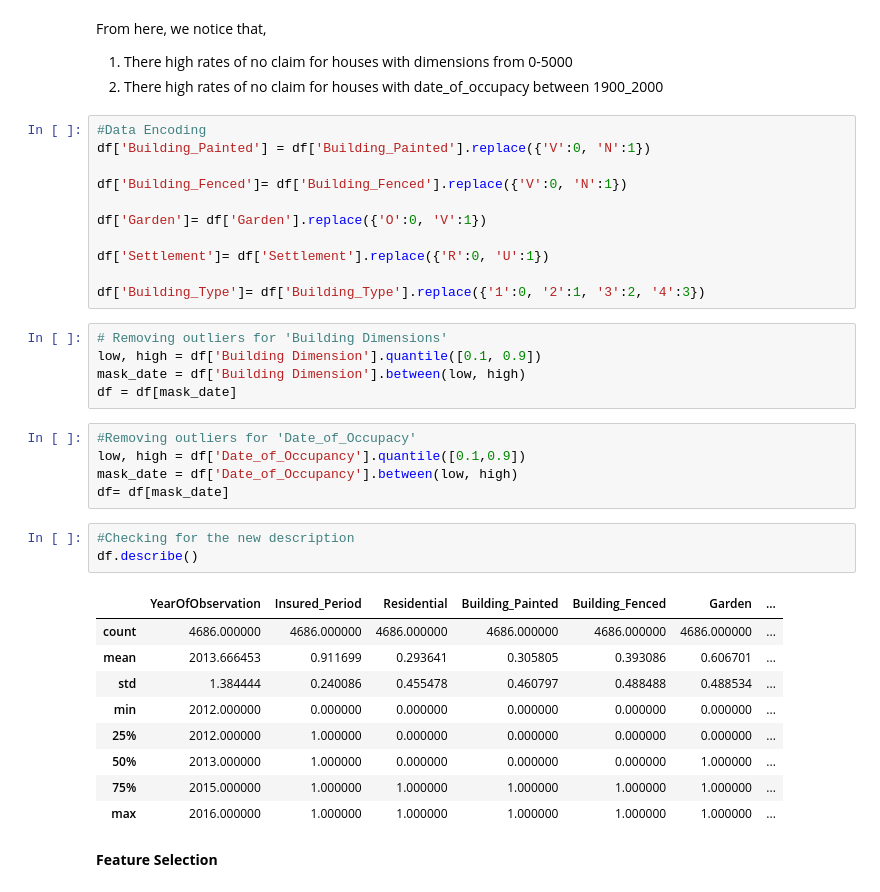
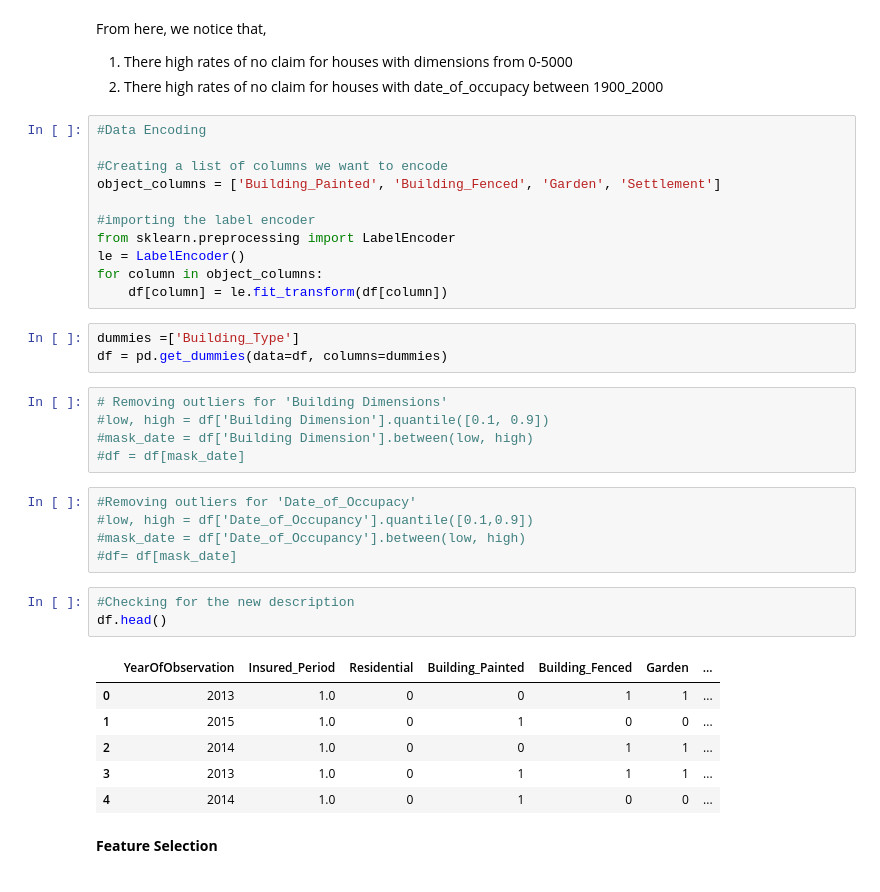
Before and after one commit to Denniskag/Python-Assignment, a Jupyter notebook: ML_Assignment_3.ipynb, the cells around one changed output. Drawn from its saved outputs; the diff is of its cells as text.

```diff
--- a/ML_Assignment_3.ipynb
+++ b/ML_Assignment_3.ipynb
@@ -402,39 +418,39 @@ plt.show()
 From here, we notice that,
 1. There high rates of no claim for houses with dimensions from 0-5000
 2. There high rates of no claim for houses with date_of_occupacy between 1900_2000
-# %%
-#Data Encoding
-df['Building_Painted'] = df['Building_Painted'].replace({'V':0, 'N':1})
-
-df['Building_Fenced']= df['Building_Fenced'].replace({'V':0, 'N':1})
-
-df['Garden']= df['Garden'].replace({'O':0, 'V':1})
-
-df['Settlement']= df['Settlement'].replace({'R':0, 'U':1})
-
-df['Building_Type']= df['Building_Type'].replace({'1':0, '2':1, '3':2, '4':3})
+# %%
+#Data Encoding
+
+#Creating a list of columns we want to encode
+object_columns = ['Building_Painted', 'Building_Fenced', 'Garden', 'Settlement']
+
+#importing the label encoder
+from sklearn.preprocessing import LabelEncoder
+le = LabelEncoder()
+for column in object_columns:
+    df[column] = le.fit_transform(df[column])
+# %%
+dummies =['Building_Type']
+df = pd.get_dummies(data=df, columns=dummies)
 # %%
 # Removing outliers for 'Building Dimensions'
-low, high = df['Building Dimension'].quantile([0.1, 0.9])
-mask_date = df['Building Dimension'].between(low, high)
-df = df[mask_date]
+#low, high = df['Building Dimension'].quantile([0.1, 0.9])
+#mask_date = df['Building Dimension'].between(low, high)
+#df = df[mask_date]
 # %%
 #Removing outliers for 'Date_of_Occupacy'
-low, high = df['Date_of_Occupancy'].quantile([0.1,0.9])
-mask_date = df['Date_of_Occupancy'].between(low, high)
-df= df[mask_date]
+#low, high = df['Date_of_Occupancy'].quantile([0.1,0.9])
+#mask_date = df['Date_of_Occupancy'].between(low, high)
+#df= df[mask_date]
 # %%
 #Checking for the new description
-df.describe()
+df.head()
 # %% [output]
 |  | YearOfObservation | Insured_Period | Residential | Building_Painted | Building_Fenced | Garden | ... |
-| count | 4686.000000 | 4686.000000 | 4686.000000 | 4686.000000 | 4686.000000 | 4686.000000 | ... |
-| mean | 2013.666453 | 0.911699 | 0.293641 | 0.305805 | 0.393086 | 0.606701 | ... |
-| std | 1.384444 | 0.240086 | 0.455478 | 0.460797 | 0.488488 | 0.488534 | ... |
-| min | 2012.000000 | 0.000000 | 0.000000 | 0.000000 | 0.000000 | 0.000000 | ... |
-| 25% | 2012.000000 | 1.000000 | 0.000000 | 0.000000 | 0.000000 | 0.000000 | ... |
-| 50% | 2013.000000 | 1.000000 | 0.000000 | 0.000000 | 0.000000 | 1.000000 | ... |
-| 75% | 2015.000000 | 1.000000 | 1.000000 | 1.000000 | 1.000000 | 1.000000 | ... |
-| max | 2016.000000 | 1.000000 | 1.000000 | 1.000000 | 1.000000 | 1.000000 | ... |
+| 0 | 2013 | 1.0 | 0 | 0 | 1 | 1 | ... |
+| 1 | 2015 | 1.0 | 0 | 1 | 0 | 0 | ... |
+| 2 | 2014 | 1.0 | 0 | 0 | 1 | 1 | ... |
+| 3 | 2013 | 1.0 | 0 | 1 | 1 | 1 | ... |
+| 4 | 2014 | 1.0 | 0 | 1 | 0 | 0 | ... |
 # %% [markdown]
 **Feature Selection**
```
Also changed, not shown: parts of 108 cells of this notebook.
